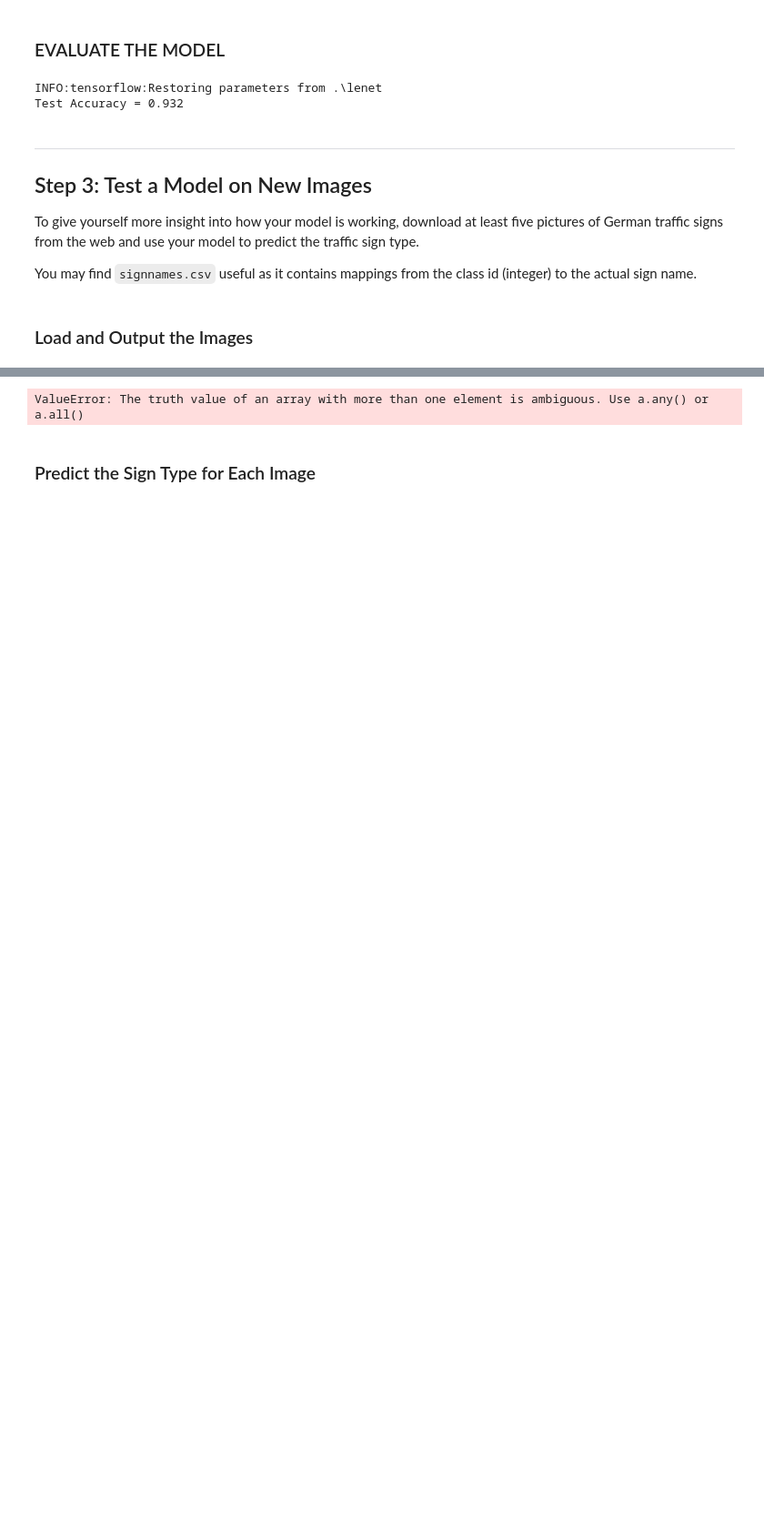
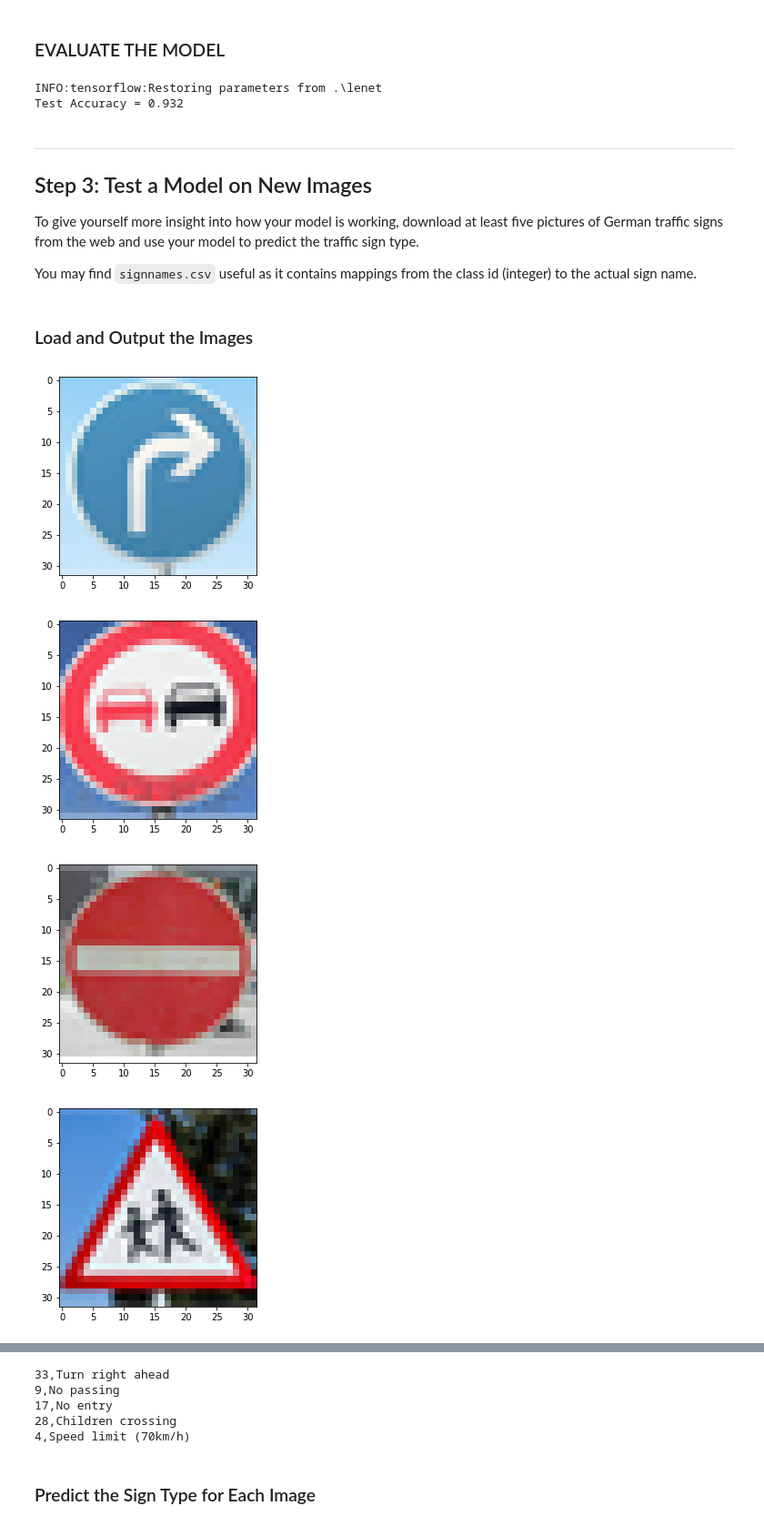
Before and after one commit to jvmorgutia/CarND-Traffic-Sign-Classifier-Project, a Jupyter notebook: Traffic_Sign_Classifier.ipynb, the cells around one changed output, grey strips where cells are left out. Shown at 91% size. Saved outputs shown, nothing was run; the diff lists cells and outputs as text; code cells hidden in the pictures; blank space fills up the shorter version.

```diff
--- a/Traffic_Sign_Classifier.ipynb
+++ b/Traffic_Sign_Classifier.ipynb
@@ -337,32 +337,38 @@ You may find `signnames.csv` useful as it contains mappings from the class id (i
 # %%
 ### Load the images and plot them here.
 ### Feel free to use as many code cells as needed.
 import glob
 import matplotlib.image as mpimg
 
-raw_images = glob.glob('data/signs/*.png')
+raw_images = glob.glob('testdata/signs/*.png')
 images = []
+image_types = [33,9,17,28,4]
+
 for image in raw_images:
-    cv2.imread('data/signs/2.png')
     img= cv2.cvtColor(cv2.imread(image), cv2.COLOR_BGR2RGB)
     images.append(img)
-    plt.show(imageTest)
 
-def draw_images(data, images_per_line=7, squeeze=False, cmap=None):
-    for offset in range(0, len(data), images_per_line):
-        batch = data[offset:offset + images_per_line]
-        fig = plt.figure(figsize = (25,5))
+def draw_images(data):
+    image_count = len(data)
+    for offset in range(0, image_count, image_count):
+        batch = data[offset:offset + image_count]
         for i in range(len(batch)):
-            axis = fig.add_subplot(1, len(batch), i + 1)
-            if labels[offset+i] < len(sign_names):
-                axis.set_title(sign_names[labels[offset+i]])
-            else:
-                axis.set_title('unknown')
-            image = batch[i]
-            if squeeze: image = image.squeeze()
-            if cmap == None: axis.imshow(image)
-            else: axis.imshow(image.squeeze(), cmap=cmap)
-        plt.show()
+            draw_img(batch[i])
+
+def draw_img(image):
+    fig = plt.figure()
+    axis = fig.add_subplot(1,1,1)
+    axis.imshow(image.squeeze())
+    plt.show()
 
 draw_images(images)
+print("33,Turn right ahead")
+print("9,No passing")
+print("17,No entry")
+print("28,Children crossing")
+print("4,Speed limit (70km/h)")
 # %% [output]
+[figure, added]
+[figure, added]
+[figure, added]
+[figure, added]
@@ -369,4 +376,8 @@ draw_images(images)
-ValueError: The truth value of an array with more than one element is ambiguous. Use a.any() or a.all()
+33,Turn right ahead
+9,No passing
+17,No entry
+28,Children crossing
+4,Speed limit (70km/h)
 # %% [markdown]
 ### Predict the Sign Type for Each Image
 # %%
```
Also changed, not shown: parts of 5 cells of this notebook, 11 other files.
